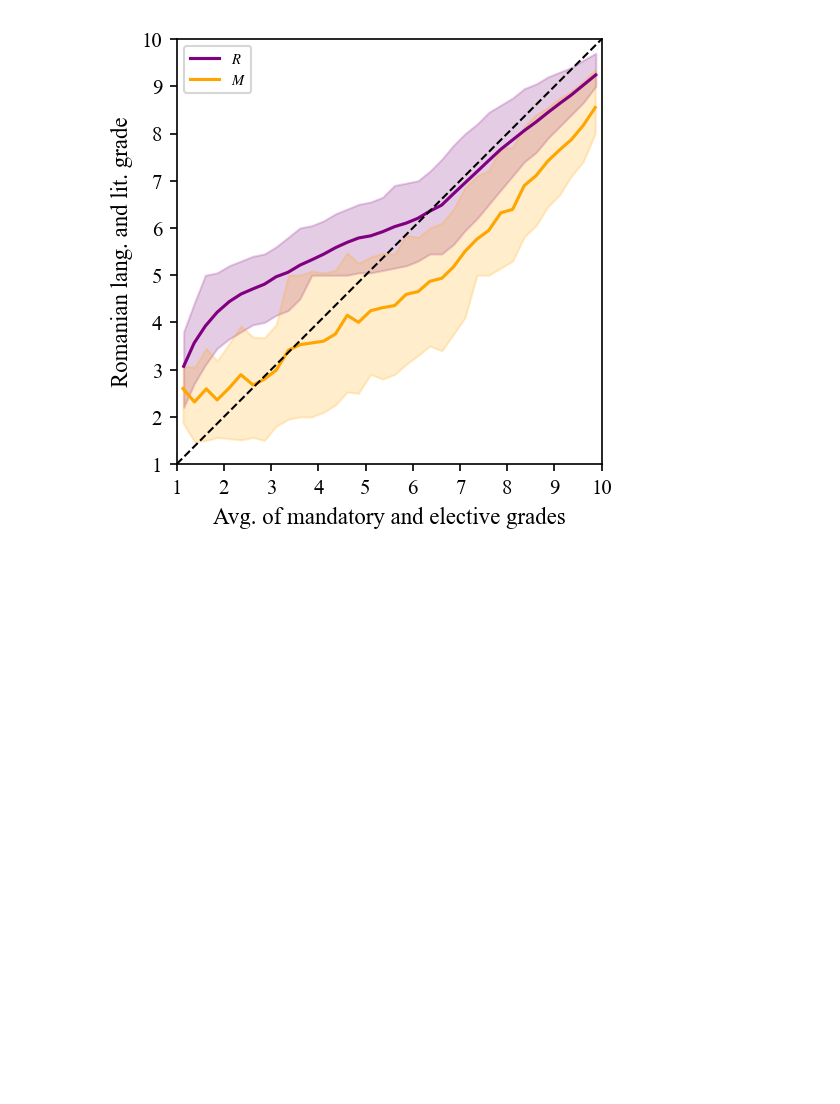
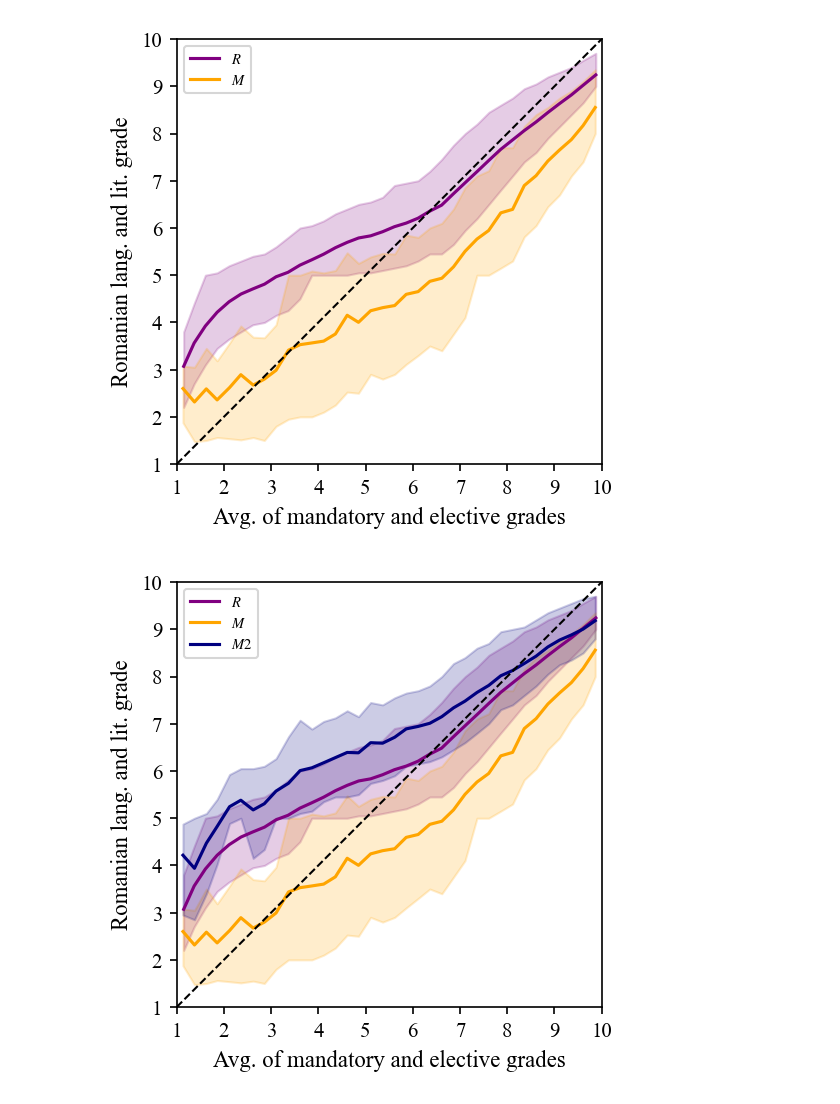
Before and after one commit to alparius/bac-stat, a Jupyter notebook: src/exp1_romanian_grade_plots.ipynb, the cells around one changed output. Drawn from its saved outputs; the diff is of its cells as text; code cells hidden in the pictures; blank space fills up the shorter version.

Commit message:
native - romanian exam plot

```diff
--- a/src/exp1_romanian_grade_plots.ipynb
+++ b/src/exp1_romanian_grade_plots.ipynb
@@ -381,3 +382,67 @@ with plt.rc_context(bundles.neurips2021(usetex=False, family='serif')):
     fig.savefig('../doc/plots/exp1_grade_plot.png', bbox_inches='tight')
 # %% [output]
 [figure]
+# %%
+# Plot the average of the language and literature grades
+
+results_2019_filtered = results_2019[results_2019[['romanian_written_final', 'mandatory_subject_written_final', 'elective_subject_written_final', 'mother_tongue_written_final']].applymap(lambda x: np.isreal(x) or x == '').all(1)]
+results_2020_filtered = results_2020[results_2020[['romanian_written_final', 'mandatory_subject_written_final', 'elective_subject_written_final', 'mother_tongue_written_final']].applymap(lambda x: (np.isreal(x) and (x >= 1)) or x == '').all(1)]
+results_2021_filtered = results_2021[results_2021[['romanian_written_final', 'mandatory_subject_written_final', 'elective_subject_written_final', 'mother_tongue_written_final']].applymap(lambda x: (np.isreal(x) and (x >= 1)) or x == '').all(1)]
+results_filtered = pd.concat([results_2019_filtered, results_2020_filtered, results_2021_filtered])
+
+results_filtered.loc[:, 'mandatory_elective_average'] = results_filtered[['mandatory_subject_written_final', 'elective_subject_written_final']].mean(axis=1)
+results_filtered_r = results_filtered[results_filtered[['mother_tongue']].applymap(lambda x: x == '').all(1)]
+results_filtered_m = results_filtered[results_filtered[['mother_tongue']].applymap(lambda x: x != '').all(1)]
+
+number_buckets = 36
+grade_limits = np.linspace(1, 10, number_buckets + 1)
+grade_limits = [[grade_limits[i], grade_limits[i + 1]] for i in range(number_buckets)]
+grade_limits[-1][1] = 10.1
+
+results_chunks_r = [results_filtered_r[(grade_limits[i][0] <= results_filtered_r['mandatory_elective_average']) & (results_filtered_r['mandatory_elective_average'] < grade_limits[i][1])] for i in range(number_buckets)]
+results_chunks_m = [results_filtered_m[(grade_limits[i][0] <= results_filtered_m['mandatory_elective_average']) & (results_filtered_m['mandatory_elective_average'] < grade_limits[i][1])] for i in range(number_buckets)]
+
+lower_romanian_r = [np.percentile(chunk['romanian_written_final'], 25) for chunk in results_chunks_r]
+upper_romanian_r = [np.percentile(chunk['romanian_written_final'], 75) for chunk in results_chunks_r]
+lower_romanian_m = [np.percentile(chunk['romanian_written_final'], 25) for chunk in results_chunks_m]
+upper_romanian_m = [np.percentile(chunk['romanian_written_final'], 75) for chunk in results_chunks_m]
+lower_native_m = [np.percentile(chunk['mother_tongue_written_final'], 25) for chunk in results_chunks_m]
+upper_native_m = [np.percentile(chunk['mother_tongue_written_final'], 75) for chunk in results_chunks_m]
+
+mandatory_elective_r = [chunk['mandatory_elective_average'].mean() for chunk in results_chunks_r]
+mandatory_elective_m = [chunk['mandatory_elective_average'].mean() for chunk in results_chunks_m]
+romanian_r = [chunk['romanian_written_final'].mean() for chunk in results_chunks_r]
+romanian_m = [chunk['romanian_written_final'].mean() for chunk in results_chunks_m]
+native_m = [chunk['mother_tongue_written_final'].mean() for chunk in results_chunks_m]
+
+end_points_x = [1, 10]
+end_points_y = [1, 10]
+
+with plt.rc_context(bundles.neurips2021(usetex=False, family='serif')):
+    fig, ax = plt.subplots(dpi=150)
+
+    ax.fill_between(mandatory_elective_r, lower_romanian_r, upper_romanian_r, alpha=0.2, color='purple')
+    ax.fill_between(mandatory_elective_m, lower_romanian_m, upper_romanian_m, alpha=0.2, color='orange')
+    ax.fill_between(mandatory_elective_m, lower_native_m, upper_native_m, alpha=0.2, color='navy')
+    ax.plot(mandatory_elective_r, romanian_r, color='purple')
+    ax.plot(mandatory_elective_m, romanian_m, color='orange')
+    ax.plot(mandatory_elective_m, native_m, color='navy')
+
+    plt.gca().set_aspect('equal', adjustable='box')
+    ax.set_xlim(1, 10)
+    ax.set_ylim(1, 10)
+    ax.plot(end_points_x, end_points_x, '--', linewidth = 1, color='black')
+
+    ax.legend(["$\it{R}$", "$\it{M}$", "$\it{M2}$"])
+    ax.set_xlabel("Avg. of mandatory and elective grades", fontsize=11)
+    ax.set_ylabel("Romanian lang. and lit. grade", fontsize=11)
+    ax.set_xticks(np.arange(1,11))
+    ax.set_xticklabels(np.arange(1,11), fontsize=10)
+    ax.set_yticks(np.arange(1,11))
+    ax.set_yticklabels(np.arange(1,11), fontsize=10)
+
+
+    plt.show()
+    fig.savefig('../doc/plots/exp1_grade_plot.png', bbox_inches='tight')
+# %% [output]
+[figure, added]
```
Also changed, not shown: parts of 1 cell of this notebook, 1 other file.
